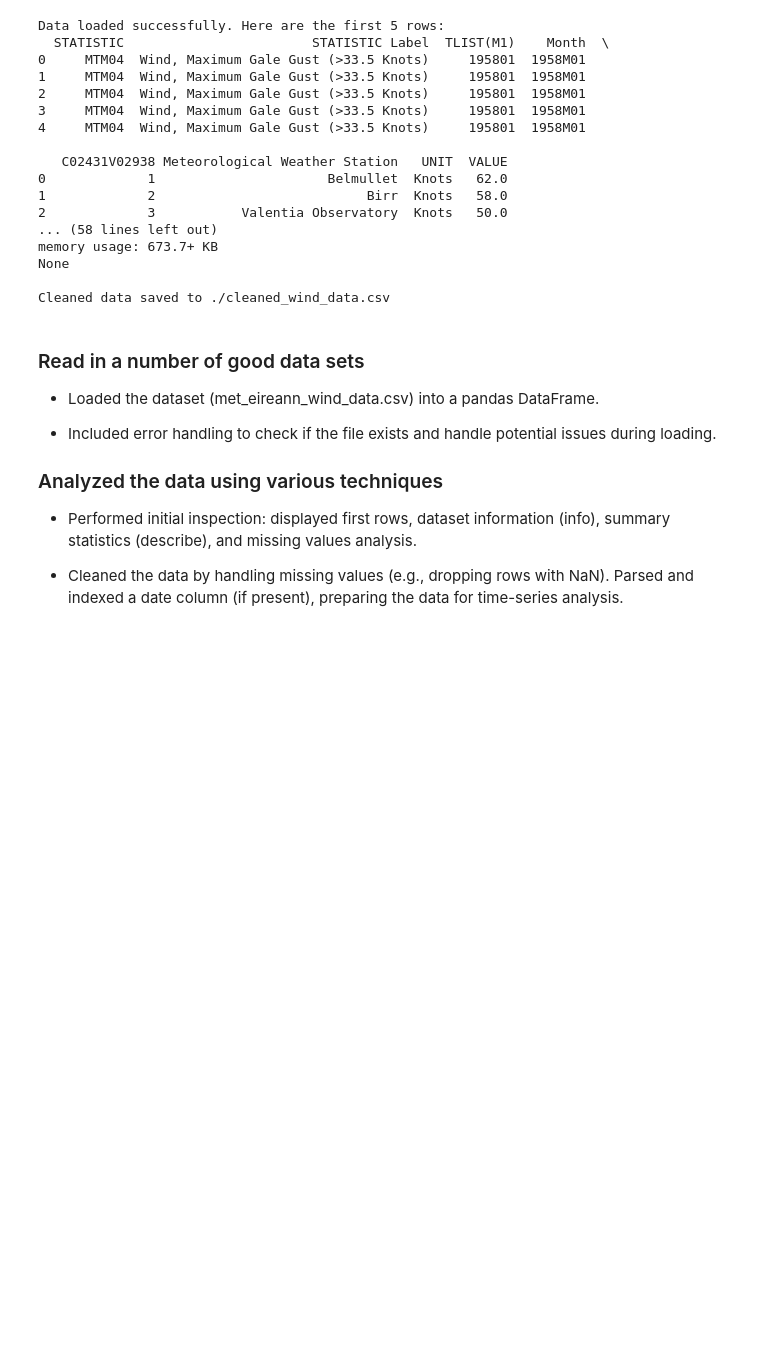
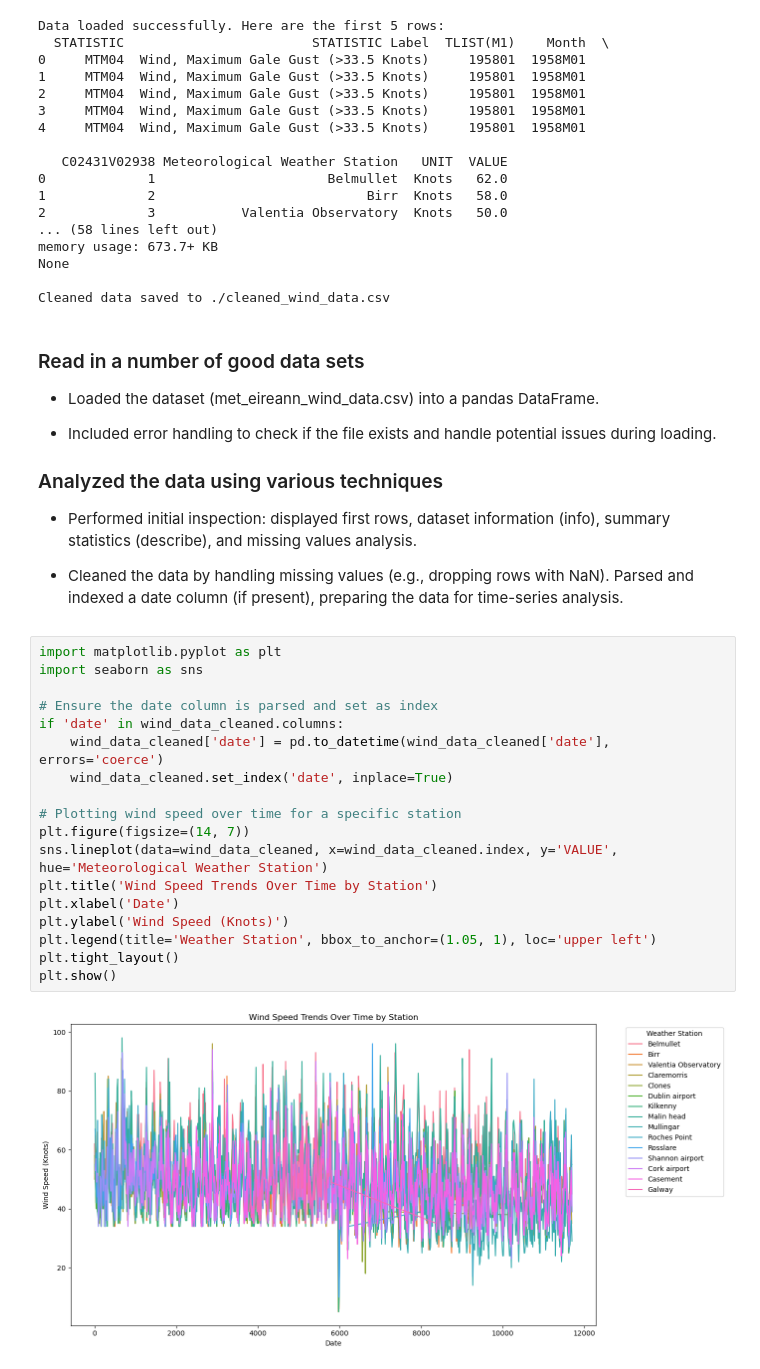
Before and after one commit to vinnycascone/programming-for-data-analytics, a Jupyter notebook: project/windspeed.ipynb, the cells around one changed output. Cells and saved outputs as stored; diff of their text form; blank space fills up the shorter version.

Commit message:
working on the data analysis

```diff
--- a/project/windspeed.ipynb
+++ b/project/windspeed.ipynb
@@ -83,3 +83,23 @@ Cleaned data saved to ./cleaned_wind_data.csv
 
 - Cleaned the data by handling missing values (e.g., dropping rows with NaN).
 Parsed and indexed a date column (if present), preparing the data for time-series analysis.
+# %%
+import matplotlib.pyplot as plt
+import seaborn as sns
+
+# Ensure the date column is parsed and set as index
+if 'date' in wind_data_cleaned.columns:
+    wind_data_cleaned['date'] = pd.to_datetime(wind_data_cleaned['date'], errors='coerce')
+    wind_data_cleaned.set_index('date', inplace=True)
+
+# Plotting wind speed over time for a specific station
+plt.figure(figsize=(14, 7))
+sns.lineplot(data=wind_data_cleaned, x=wind_data_cleaned.index, y='VALUE', hue='Meteorological Weather Station')
+plt.title('Wind Speed Trends Over Time by Station')
+plt.xlabel('Date')
+plt.ylabel('Wind Speed (Knots)')
+plt.legend(title='Weather Station', bbox_to_anchor=(1.05, 1), loc='upper left')
+plt.tight_layout()
+plt.show()
+# %% [output]
+[figure, added]
```
Also changed, not shown: parts of 8 cells of this notebook, 2 other files.
